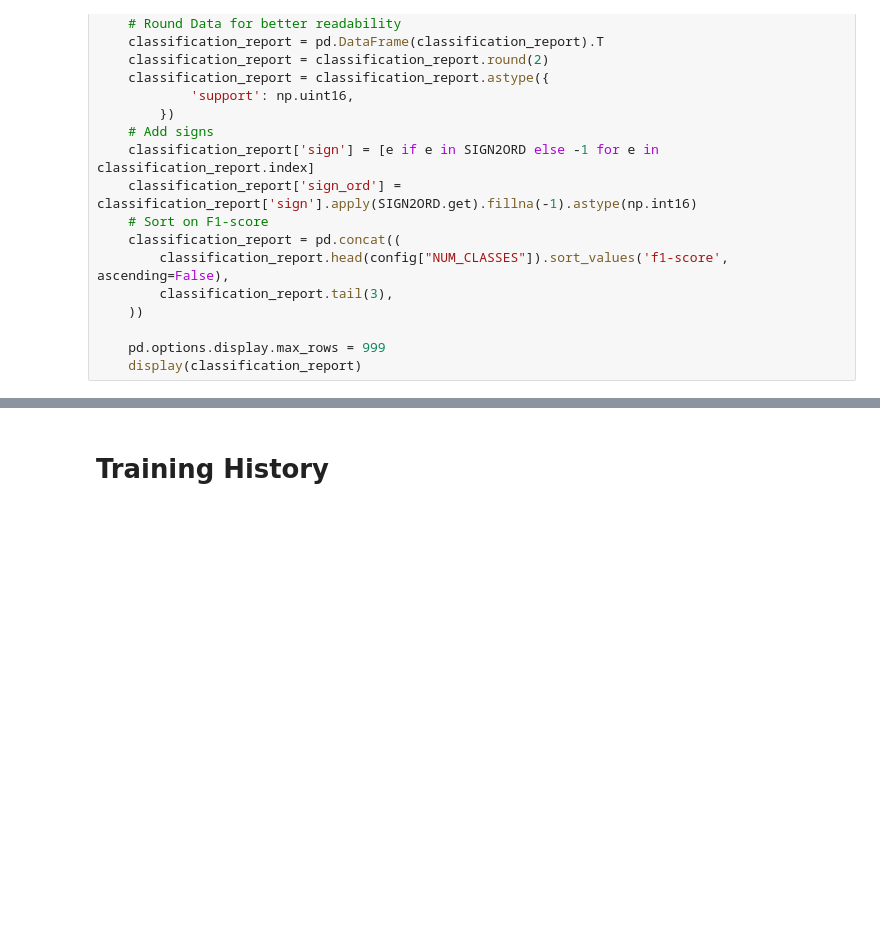
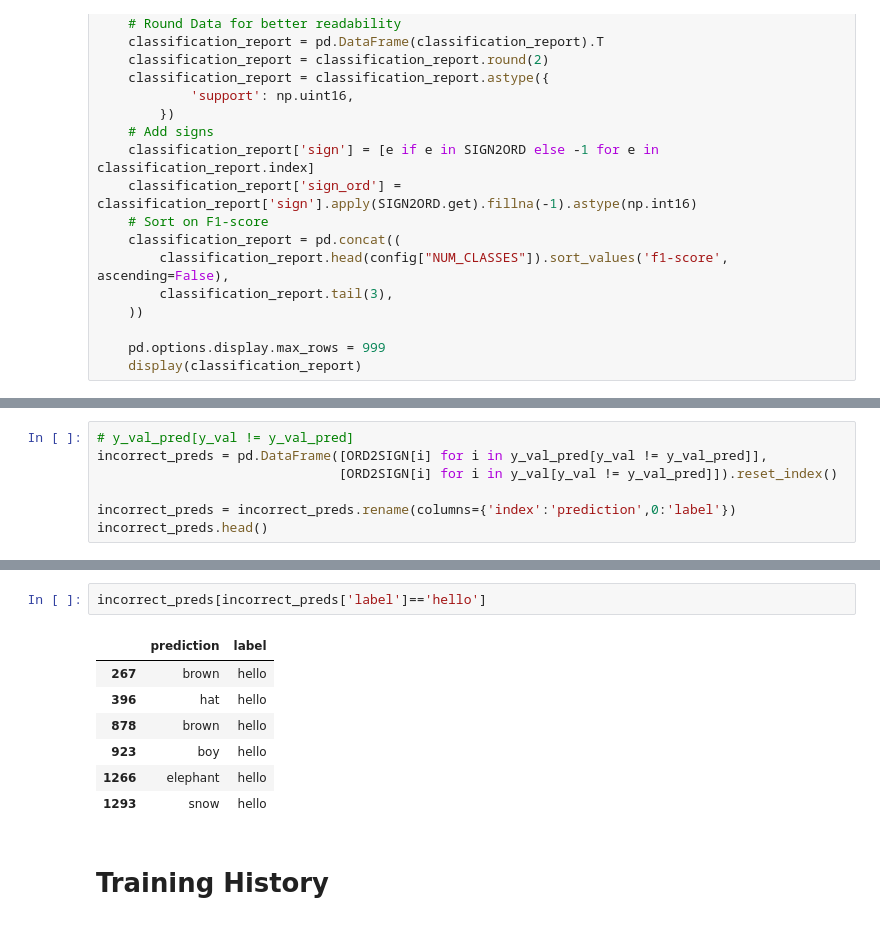
Before and after one commit to romendiratta/isolated-sign-language-recognition, a Jupyter notebook: modeling/training_dropframes.ipynb, the cells around one changed output, grey strips where cells are left out. Saved outputs shown, nothing was run; the diff lists cells and outputs as text; blank space fills up the shorter version.

```diff
--- a/modeling/training_dropframes.ipynb
+++ b/modeling/training_dropframes.ipynb
@@ -713,0 +835,7 @@ if USE_VAL:
+# %%
+# y_val_pred[y_val != y_val_pred]
+incorrect_preds = pd.DataFrame([ORD2SIGN[i] for i in y_val_pred[y_val != y_val_pred]],
+                               [ORD2SIGN[i] for i in y_val[y_val != y_val_pred]]).reset_index()
+
+incorrect_preds = incorrect_preds.rename(columns={'index':'prediction',0:'label'})
+incorrect_preds.head()
@@ -714,3 +849,13 @@ if USE_VAL:
+# %%
+incorrect_preds[incorrect_preds['label']=='hello']
+# %% [output]
+|  | prediction | label |
+| 267 | brown | hello |
+| 396 | hat | hello |
+| 878 | brown | hello |
+| 923 | boy | hello |
+| 1266 | elephant | hello |
+| 1293 | snow | hello |
 # %% [markdown]
 # Training History
 # %%
```
Also changed, not shown: parts of 16 cells of this notebook.
